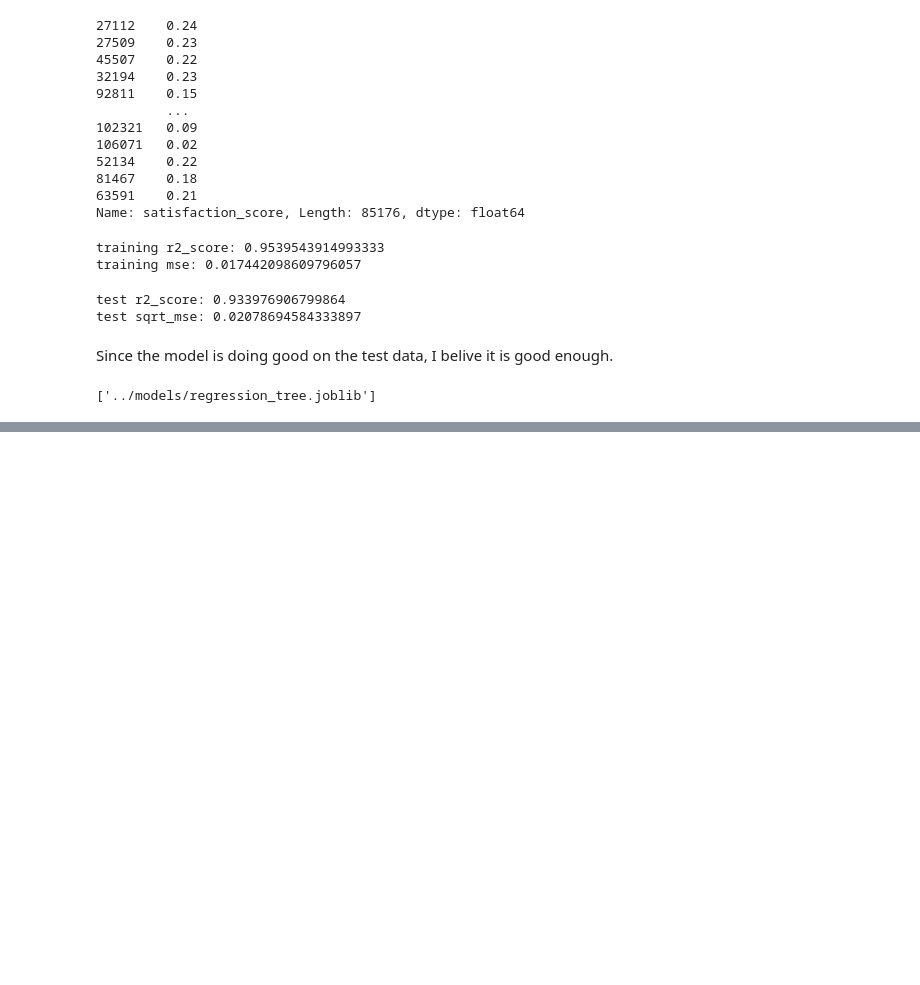
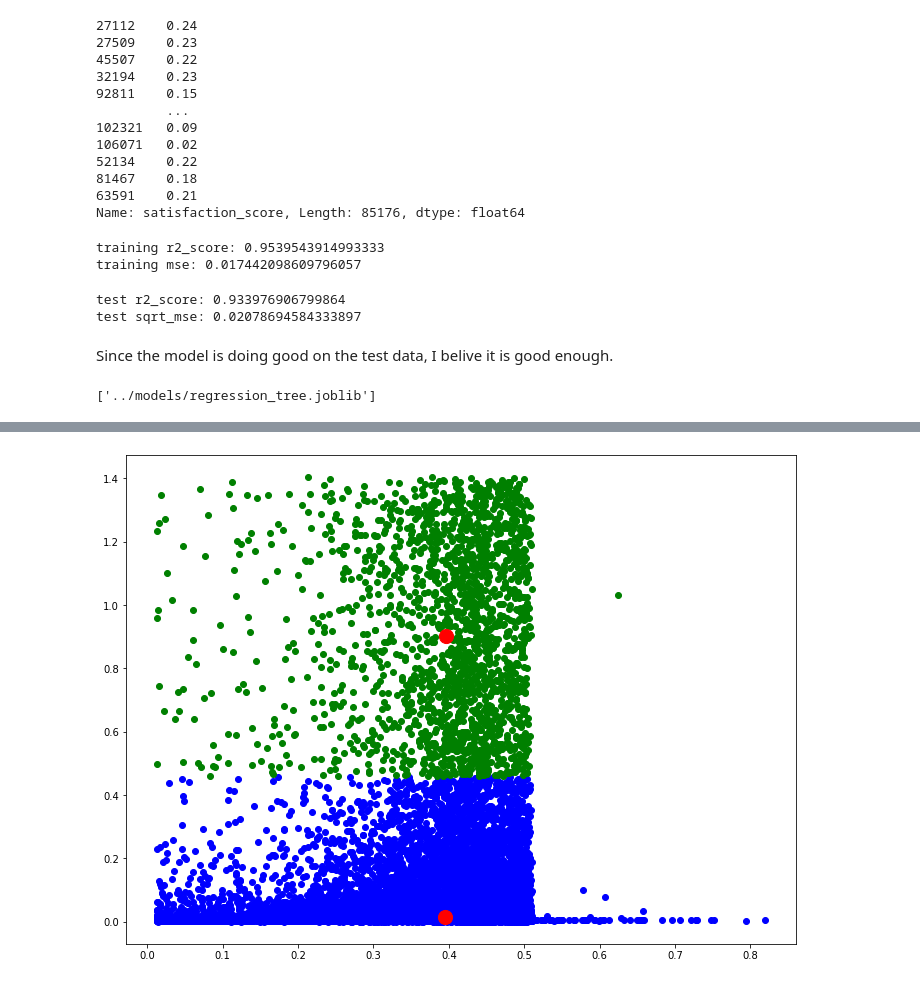
Before and after one commit to Hen0k/TellCo-user-analysis, a Jupyter notebook: notebooks/4-User-Satisfaction-Analysis.ipynb, the cells around one changed output, grey strips where cells are left out. Drawn from its saved outputs; the diff is of its cells as text; code cells hidden in the pictures; blank space fills up the shorter version.

Commit message:
use k-means on the user engagement and experience scores

```diff
--- a/notebooks/4-User-Satisfaction-Analysis.ipynb
+++ b/notebooks/4-User-Satisfaction-Analysis.ipynb
@@ -257,0 +258,3 @@ dump(regressor, '../models/regression_tree.joblib')
+# %%
+eng_exp_scores = np.hstack([engagement_scores, experiance_scores])
+eng_exp_scores.shape
@@ -257,0 +263,13 @@ dump(regressor, '../models/regression_tree.joblib')
+# %%
+eng_exp_kmeans = KMeans(n_clusters=2,
+                init='k-means++',
+                max_iter=300,
+                n_init=10,
+                random_state=10)
+
+eng_exp_kmeans = eng_exp_kmeans.fit(eng_exp_scores)
+dump(eng_exp_kmeans, "../models/eng_exp_clustering_model.joblib")
+print("model saved")
+
+scored_user_data['exp_eng_clusters'] = eng_exp_kmeans.predict(eng_exp_scores)
+scored_user_data['exp_eng_clusters'].unique()
@@ -257,0 +295,23 @@ dump(regressor, '../models/regression_tree.joblib')
+# %%
+ax = plt.figure(figsize=(12, 9))
+
+
+c0 = scored_user_data[scored_user_data['exp_eng_clusters']==0].index.values
+c1 = scored_user_data[scored_user_data['exp_eng_clusters']==1].index.values
+
+plt.scatter(eng_exp_scores[c0, 0],
+            eng_exp_scores[c0, 1],
+           color='blue')
+plt.scatter(eng_exp_scores[c1, 0],
+            eng_exp_scores[c1, 1],
+           color='green')
+
+
+# Plot the clusters
+plt.scatter(eng_exp_kmeans.cluster_centers_[:, 0],
+            eng_exp_kmeans.cluster_centers_[:, 1],
+            s=200,                             # Set centroid size
+            c='red')                           # Set centroid color
+plt.show()
+# %% [output]
+[figure, added]
```
Also changed, not shown: parts of 4 cells of this notebook, 1 other file.
